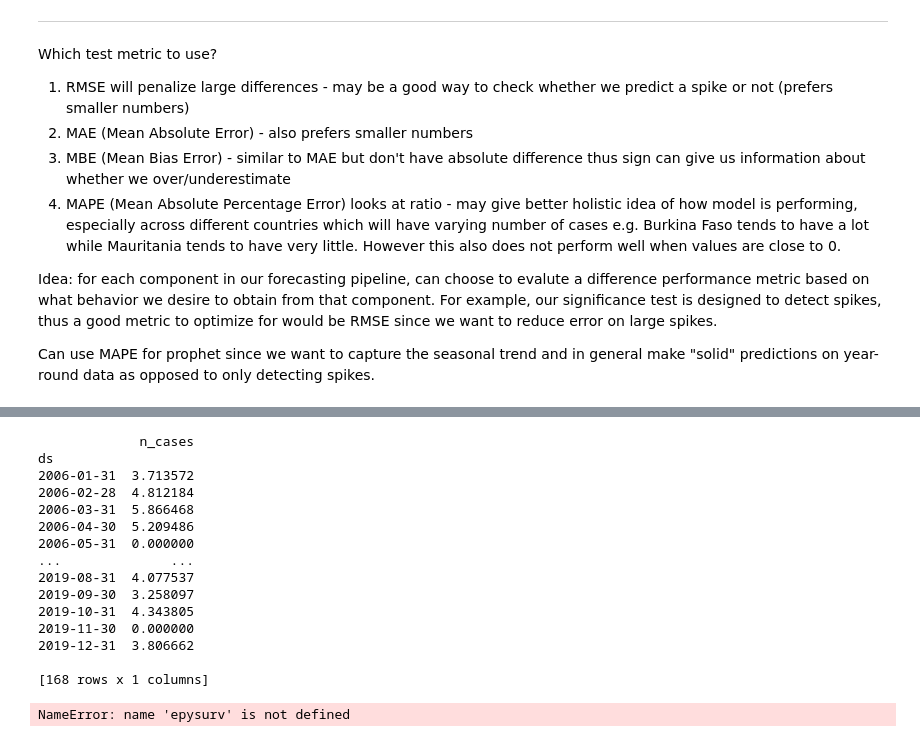
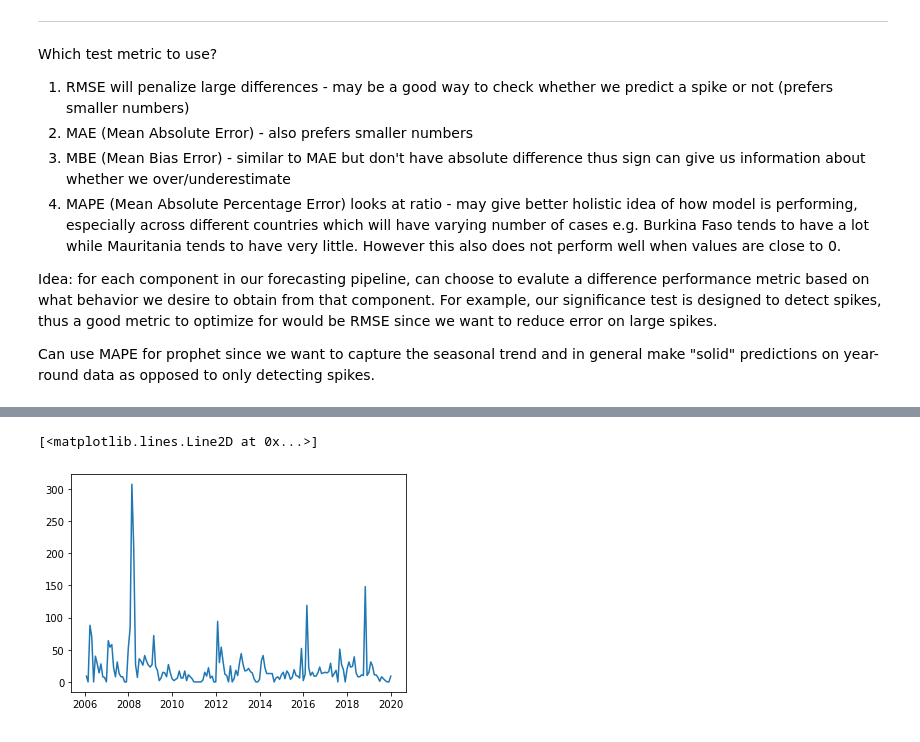
Before and after one commit to amirgamil/Meningitis-Analysis, a Jupyter notebook: Code/Forecasting Pipeline.ipynb, the cells around one changed output, grey strips where cells are left out. Saved outputs shown, nothing was run; the diff lists cells and outputs as text; code cells hidden in the pictures.

```diff
--- a/Code/Forecasting Pipeline.ipynb
+++ b/Code/Forecasting Pipeline.ipynb
@@ -510,23 +509,6 @@ month_data_epy = month_data_epy.set_index('ds')
-# %%
-month_data_epy = month_data_epy.rename(columns={'y': 'n_cases'})
-print(month_data_epy)
-# %% [output]
-             n_cases
-ds
-2006-01-31  3.713572
-2006-02-28  4.812184
-2006-03-31  5.866468
-2006-04-30  5.209486
-2006-05-31  0.000000
-...              ...
-2019-08-31  4.077537
-2019-09-30  3.258097
-2019-10-31  4.343805
-2019-11-30  0.000000
-2019-12-31  3.806662
-
-[168 rows x 1 columns]
-# %%
-epysurv.models.timeseries.convert_interface.Bayes.fit(month_data_epy)
-# %% [output]
-NameError: name 'epysurv' is not defined
+# %%
+month_data_t = month_data.loc[month_data["Country"] == 5]
+plt.plot(month_data_t["Date"].values, month_data_t["Cases"].values)
+# %% [output]
+[<matplotlib.lines.Line2D at 0x...>]
+[figure, added]
```
Also changed, not shown: parts of 9 cells of this notebook, 2 other files.
